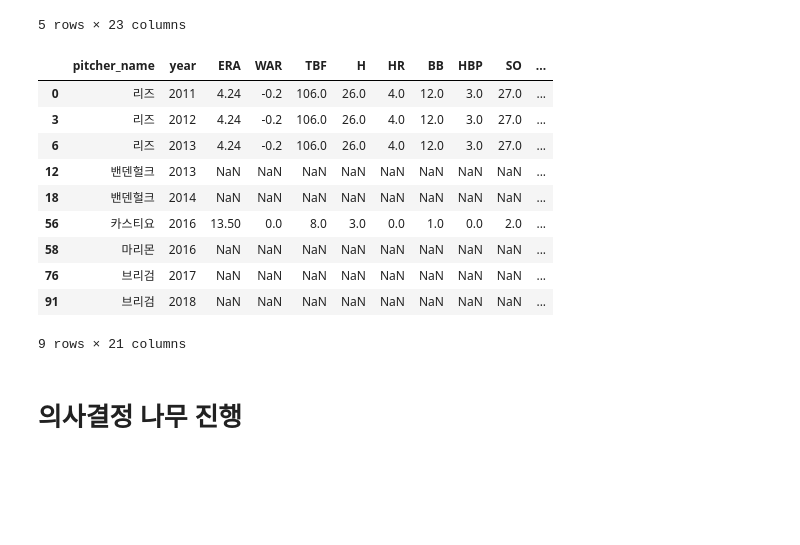
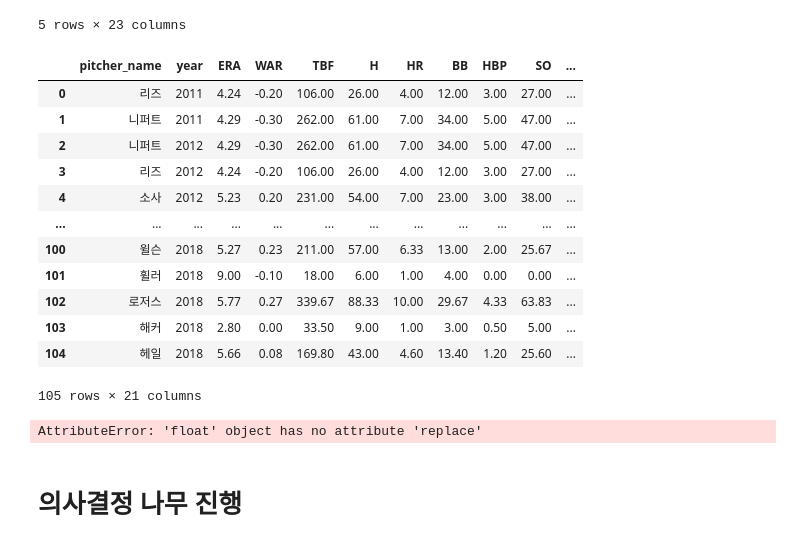
Before and after one commit to sc303030/DataAnalysisStudy, a Jupyter notebook: gyeonghyeon_baseball_01/baseball_2.ipynb, the cells around one changed output. Cells and saved outputs as stored; diff of their text form; code cells hidden in the pictures; blank space fills up the shorter version.

Commit message:
21.08.24 | NaN_to_평균구속

```diff
--- a/gyeonghyeon_baseball_01/baseball_2.ipynb
+++ b/gyeonghyeon_baseball_01/baseball_2.ipynb
@@ -209,20 +209,26 @@ throw_df_copy = throw_df_copy[['pitcher_name','year','승','패']]
 외국인_승패_추가_패 = 외국인_승패_추가['패']
 
 외국인_승패_추가_승패제거 = 외국인_승패_추가.drop(['승','패'],axis=1)
-# %%
-외국인_승패_추가_승패제거[외국인_승패_추가_승패제거['ERA'].isnull()]
-# %% [output]
-|  | pitcher_name | year | ERA | WAR | TBF | H | HR | BB | HBP | SO | ... |
-| 0 | 리즈 | 2011 | 4.24 | -0.2 | 106.0 | 26.0 | 4.0 | 12.0 | 3.0 | 27.0 | ... |
-| 3 | 리즈 | 2012 | 4.24 | -0.2 | 106.0 | 26.0 | 4.0 | 12.0 | 3.0 | 27.0 | ... |
-| 6 | 리즈 | 2013 | 4.24 | -0.2 | 106.0 | 26.0 | 4.0 | 12.0 | 3.0 | 27.0 | ... |
-| 12 | 밴덴헐크 | 2013 | NaN | NaN | NaN | NaN | NaN | NaN | NaN | NaN | ... |
-| 18 | 밴덴헐크 | 2014 | NaN | NaN | NaN | NaN | NaN | NaN | NaN | NaN | ... |
-| 56 | 카스티요 | 2016 | 13.50 | 0.0 | 8.0 | 3.0 | 0.0 | 1.0 | 0.0 | 2.0 | ... |
-| 58 | 마리몬 | 2016 | NaN | NaN | NaN | NaN | NaN | NaN | NaN | NaN | ... |
-| 76 | 브리검 | 2017 | NaN | NaN | NaN | NaN | NaN | NaN | NaN | NaN | ... |
-| 91 | 브리검 | 2018 | NaN | NaN | NaN | NaN | NaN | NaN | NaN | NaN | ... |
-9 rows × 21 columns
+# %%
+외국인_승패_추가_승패제거
+# %% [output]
+|  | pitcher_name | year | ERA | WAR | TBF | H | HR | BB | HBP | SO | ... |
+| 0 | 리즈 | 2011 | 4.24 | -0.20 | 106.00 | 26.00 | 4.00 | 12.00 | 3.00 | 27.00 | ... |
+| 1 | 니퍼트 | 2011 | 4.29 | -0.30 | 262.00 | 61.00 | 7.00 | 34.00 | 5.00 | 47.00 | ... |
+| 2 | 니퍼트 | 2012 | 4.29 | -0.30 | 262.00 | 61.00 | 7.00 | 34.00 | 5.00 | 47.00 | ... |
+| 3 | 리즈 | 2012 | 4.24 | -0.20 | 106.00 | 26.00 | 4.00 | 12.00 | 3.00 | 27.00 | ... |
+| 4 | 소사 | 2012 | 5.23 | 0.20 | 231.00 | 54.00 | 7.00 | 23.00 | 3.00 | 38.00 | ... |
+| ... | ... | ... | ... | ... | ... | ... | ... | ... | ... | ... | ... |
+| 100 | 윌슨 | 2018 | 5.27 | 0.23 | 211.00 | 57.00 | 6.33 | 13.00 | 2.00 | 25.67 | ... |
+| 101 | 휠러 | 2018 | 9.00 | -0.10 | 18.00 | 6.00 | 1.00 | 4.00 | 0.00 | 0.00 | ... |
+| 102 | 로저스 | 2018 | 5.77 | 0.27 | 339.67 | 88.33 | 10.00 | 29.67 | 4.33 | 63.83 | ... |
+| 103 | 해커 | 2018 | 2.80 | 0.00 | 33.50 | 9.00 | 1.00 | 3.00 | 0.50 | 5.00 | ... |
+| 104 | 헤일 | 2018 | 5.66 | 0.08 | 169.80 | 43.00 | 4.60 | 13.40 | 1.20 | 25.60 | ... |
+105 rows × 21 columns
+# %%
+외국인_승패_추가_승패제거[외국인_승패_추가_승패제거['pitcher_name']=='리즈']['평균구속'] = 외국인_승패_추가_승패제거[외국인_승패_추가_승패제거['pitcher_name']=='리즈']['평균구속'].apply(lambda x:x.replace(np.nan,150.0))
+# %% [output]
+AttributeError: 'float' object has no attribute 'replace'
 # %% [markdown]
 # 의사결정 나무 진행
 # %% [markdown]
```
Also changed, not shown: 1 other file.
